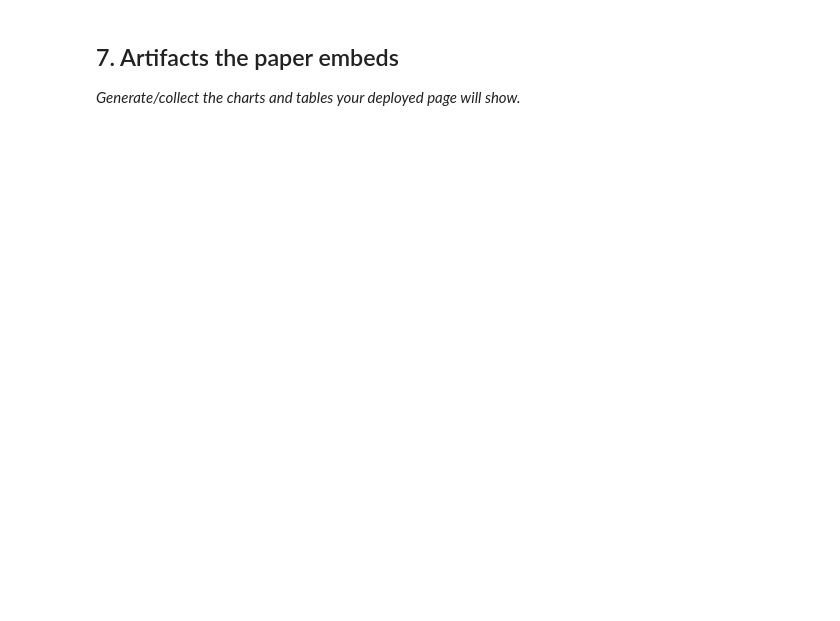
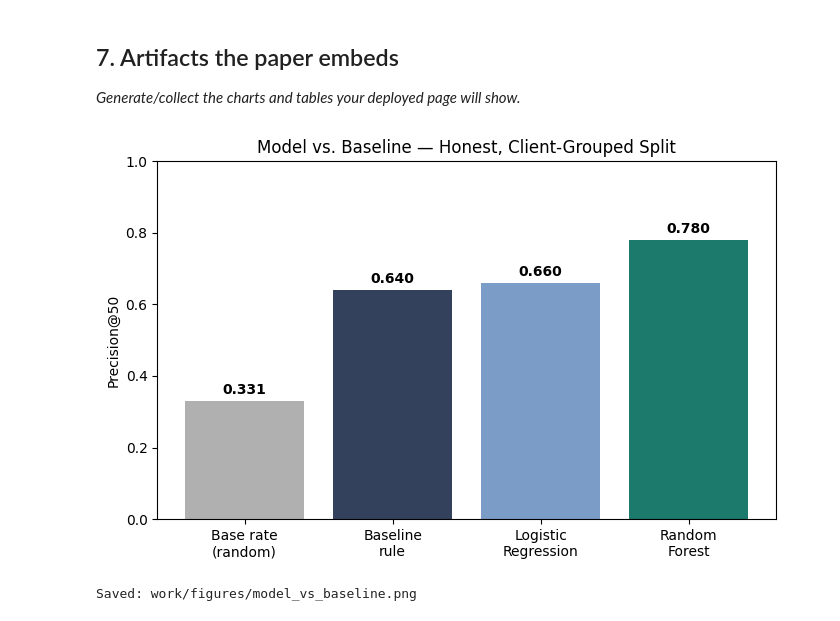
Before and after one commit to sarshadad-codeee/FlyRank_ML_Task1, a Jupyter notebook: work/notebooks/capstone.ipynb, the cells around one changed output. Saved outputs shown, nothing was run; the diff lists cells and outputs as text; code cells hidden in the pictures; blank space fills up the shorter version.

```diff
--- a/work/notebooks/capstone.ipynb
+++ b/work/notebooks/capstone.ipynb
@@ -388,3 +388,27 @@ data coverage drops further from the current ~55 of 104.
 ## 7. Artifacts the paper embeds
 
 *Generate/collect the charts and tables your deployed page will show.*
+# %%
+import matplotlib.pyplot as plt
+import os
+
+os.makedirs("work/figures", exist_ok=True)
+
+# Chart 1: Model vs baseline comparison
+fig, ax = plt.subplots(figsize=(7, 4.5))
+labels = ["Base rate\n(random)", "Baseline\nrule", "Logistic\nRegression", "Random\nForest"]
+values = [base_rate, honest_results["Baseline rule"], honest_results["Logistic Regression"], honest_results["Random Forest"]]
+colors = ["#B0B0B0", "#33415C", "#7A9CC6", "#1B7A6B"]
+bars = ax.bar(labels, values, color=colors)
+ax.set_ylabel("Precision@50")
+ax.set_title("Model vs. Baseline — Honest, Client-Grouped Split")
+ax.set_ylim(0, 1)
+for bar, val in zip(bars, values):
+    ax.text(bar.get_x() + bar.get_width()/2, val + 0.02, f"{val:.3f}", ha="center", fontweight="bold")
+plt.tight_layout()
+plt.savefig("work/figures/model_vs_baseline.png", dpi=150)
+plt.show()
+print("Saved: work/figures/model_vs_baseline.png")
+# %% [output]
+[figure, added]
+Saved: work/figures/model_vs_baseline.png
```
Also changed, not shown: parts of 14 cells of this notebook.
